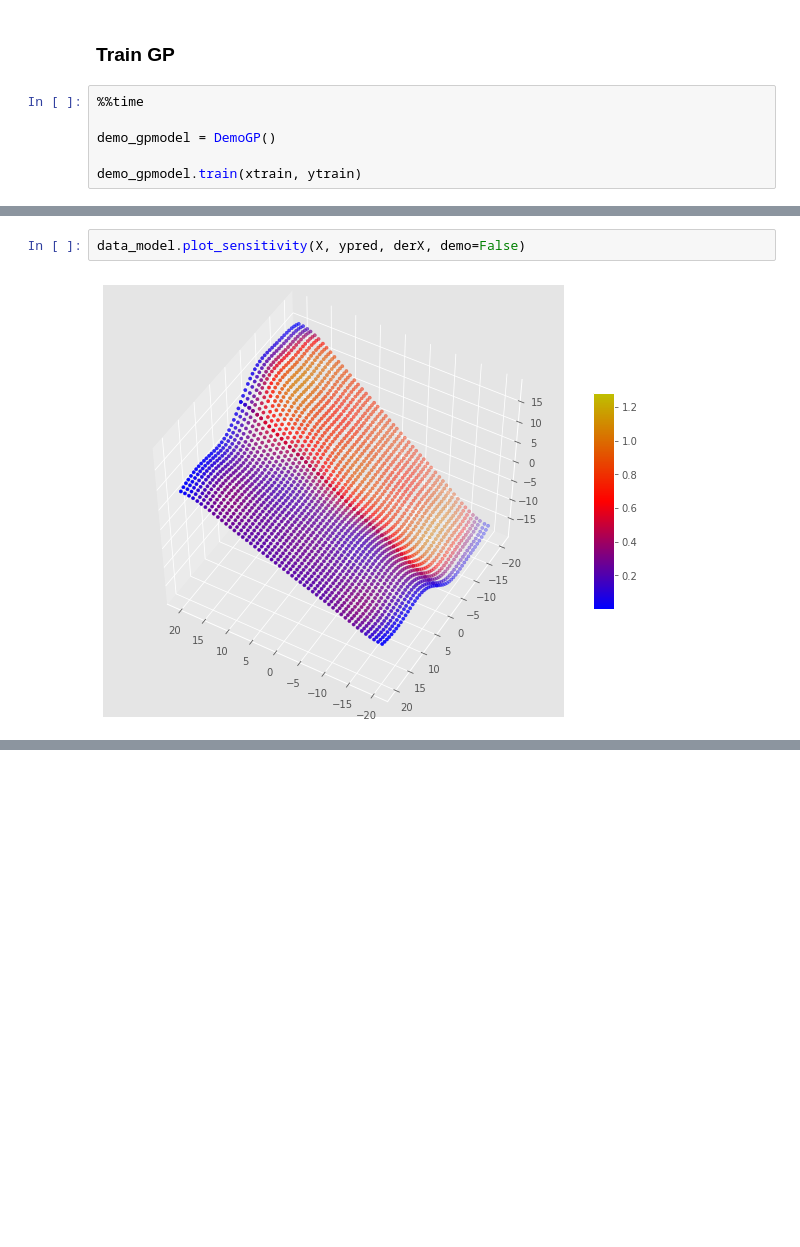
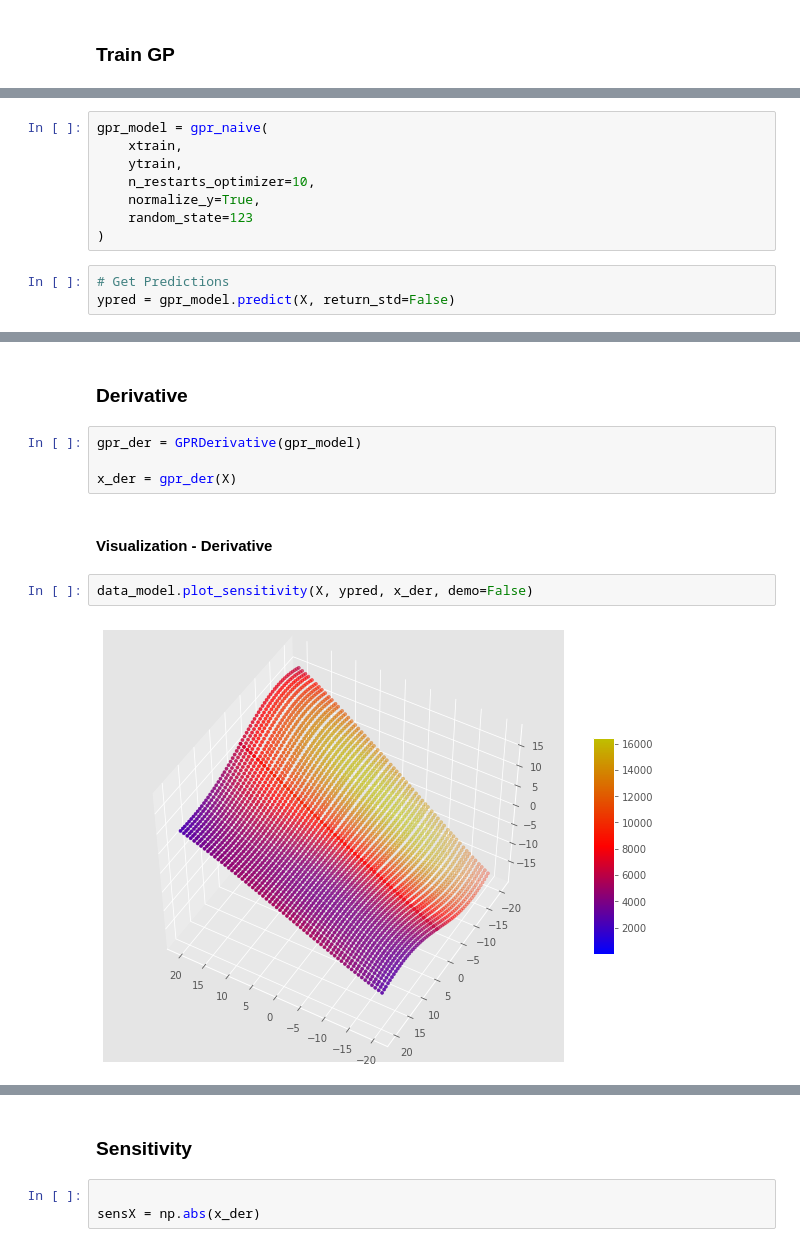
Before and after one commit to IPL-UV/sakame, a Jupyter notebook: notebooks/regression/demo_2d/0_demo_gpr_2d.ipynb, the cells around one changed output, grey strips where cells are left out. Cells and saved outputs as stored; diff of their text form; blank space fills up the shorter version.

```diff
--- a/notebooks/regression/demo_2d/0_demo_gpr_2d.ipynb
+++ b/notebooks/regression/demo_2d/0_demo_gpr_2d.ipynb
@@ -36,8 +45,2 @@ xtrain, xtest, ytrain, ytest = train_test_split(
 # %% [markdown]
 ### Train GP
-# %%
-%%time
-
-demo_gpmodel = DemoGP()
-
-demo_gpmodel.train(xtrain, ytrain)
@@ -57,0 +47,11 @@ print(sensX.shape, pt_sensX.shape)
+# %%
+gpr_model = gpr_naive(
+    xtrain,
+    ytrain,
+    n_restarts_optimizer=10,
+    normalize_y=True,
+    random_state=123
+)
+# %%
+# Get Predictions
+ypred = gpr_model.predict(X, return_std=False)
@@ -70,4 +66,12 @@ Wall time: 119 ms
+# %% [markdown]
+### Derivative
+# %%
+gpr_der = GPRDerivative(gpr_model)
+
+x_der = gpr_der(X)
+# %% [markdown]
+#### Visualization - Derivative
 # %%
-data_model.plot_sensitivity(X, ypred, derX, demo=False)
+data_model.plot_sensitivity(X, ypred, x_der, demo=False)
 # %% [output]
-[figure, old version]
+[figure, new version]
@@ -75,0 +80,5 @@ data_model.plot_sensitivity(X, ypred, derX, demo=False)
+# %% [markdown]
+### Sensitivity
+# %%
+
+sensX = np.abs(x_der)
```
Also changed, not shown: parts of 16 cells of this notebook, 9 other files.
